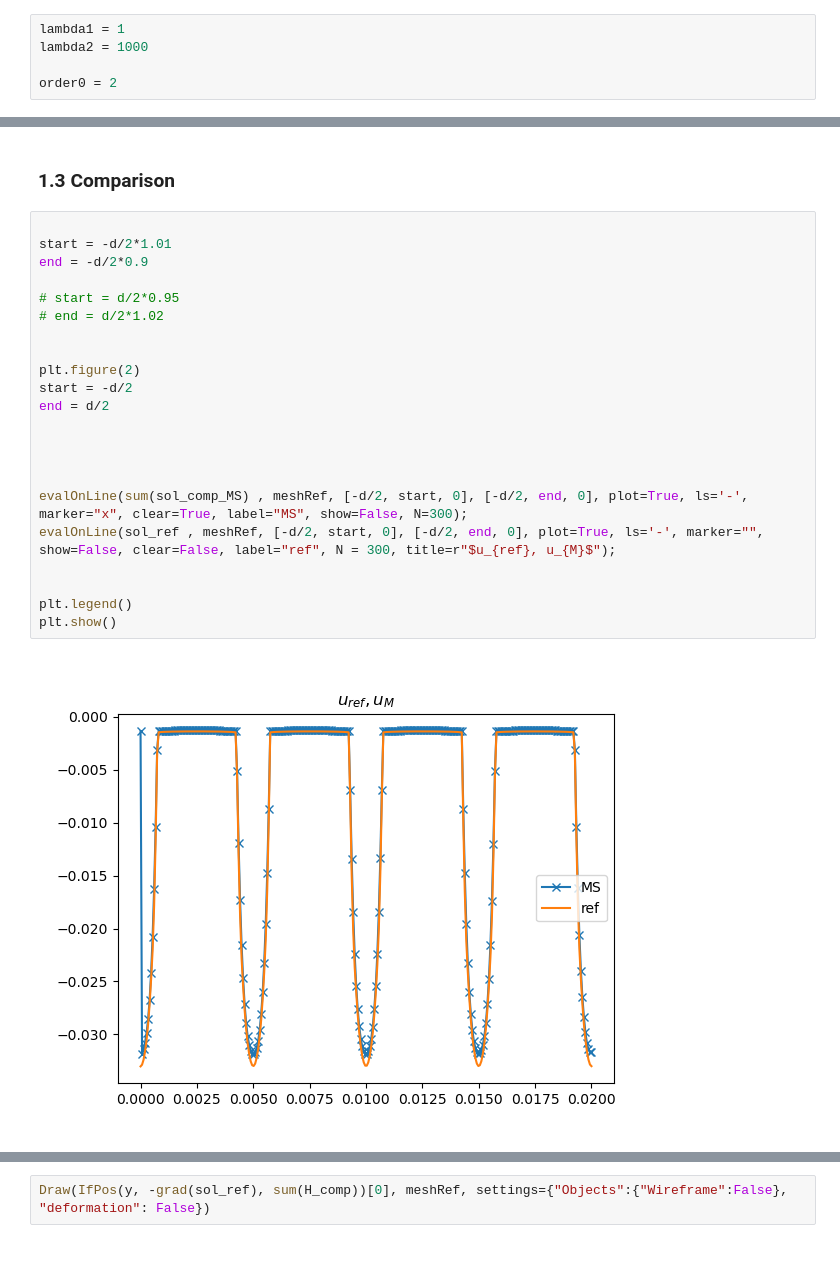
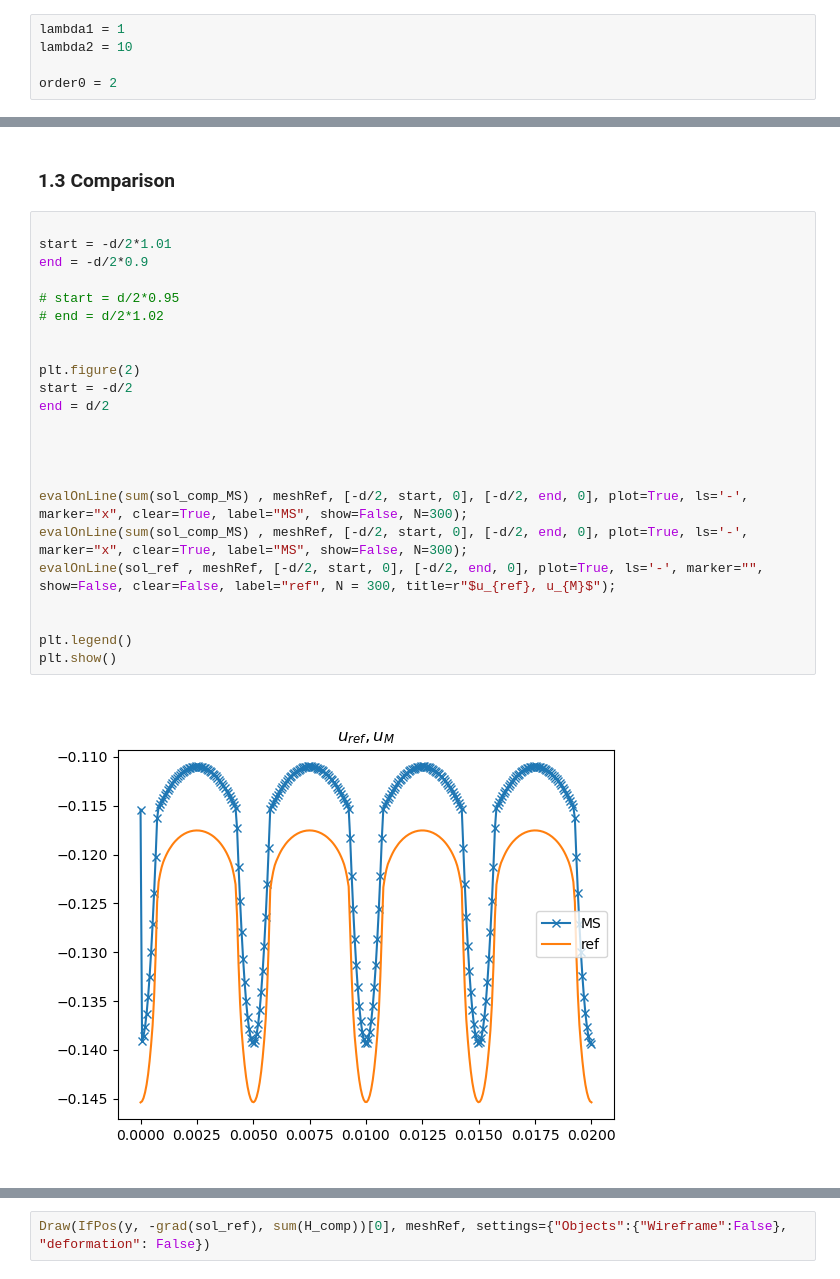
Before and after one commit to vhanser/ngsolveexample, a Jupyter notebook: content/multiscale/multiscale2DRough.ipynb, the cells around one changed output, grey strips where cells are left out. Saved outputs shown, nothing was run; the diff lists cells and outputs as text.

```diff
--- a/content/multiscale/multiscale2DRough.ipynb
+++ b/content/multiscale/multiscale2DRough.ipynb
@@ -17,7 +17,7 @@ from myPackage import evalOnLine
 from meshGen import mesh2DLaminates
 # %%
 lambda1 = 1
-lambda2 = 1000
+lambda2 = 10
 
 order0 = 2
 # %%
@@ -210,27 +225,28 @@ BaseWebGuiScene
 # %%
 
 start = -d/2*1.01
 end = -d/2*0.9
 
 # start = d/2*0.95
 # end = d/2*1.02
 
 
 plt.figure(2)
 start = -d/2
 end = d/2
 
 
 
 
 evalOnLine(sum(sol_comp_MS) , meshRef, [-d/2, start, 0], [-d/2, end, 0], plot=True, ls='-', marker="x", clear=True, label="MS", show=False, N=300);
+evalOnLine(sum(sol_comp_MS) , meshRef, [-d/2, start, 0], [-d/2, end, 0], plot=True, ls='-', marker="x", clear=True, label="MS", show=False, N=300);
 evalOnLine(sol_ref , meshRef, [-d/2, start, 0], [-d/2, end, 0], plot=True, ls='-', marker="", show=False, clear=False, label="ref", N = 300, title=r"$u_{ref}, u_{M}$");
 
 
 plt.legend()
 plt.show()
 # %% [output]
-[figure, old version]
+[figure, new version]
 # %%
 start = -d/2
 end = d/2
```
Also changed, not shown: parts of 12 cells of this notebook, 3 other files.
